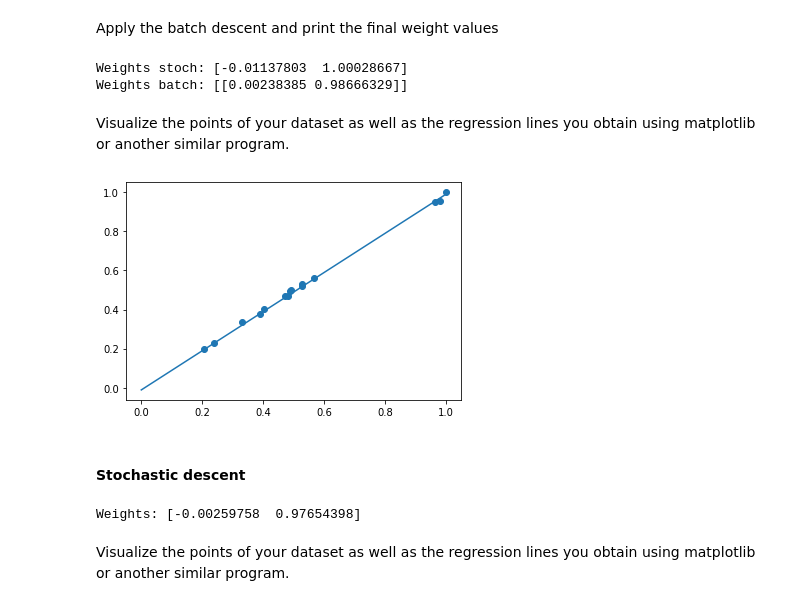
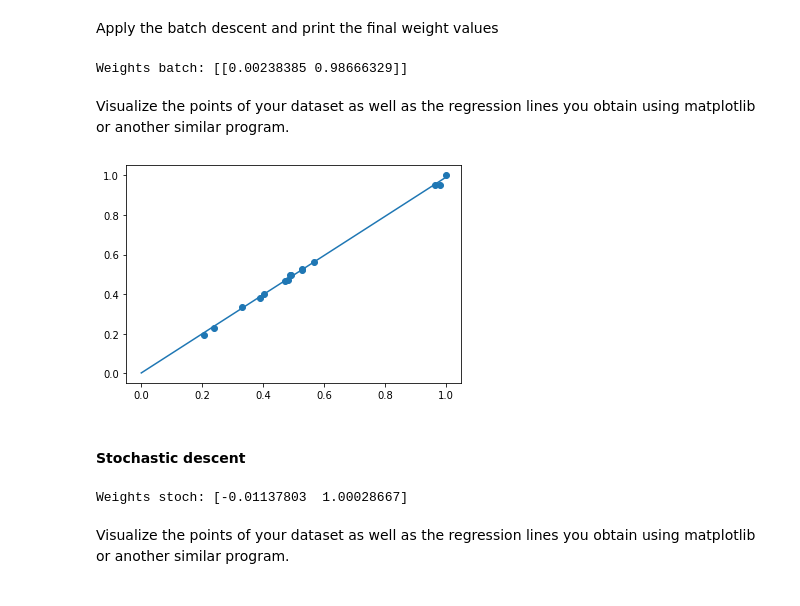
Before and after one commit to ALangerbeck/EDAP01_Artificial_Intellegence, a Jupyter notebook: Assignment_2/notebook/ai_lab_perceptron_students.ipynb, the cells around one changed output. Drawn from its saved outputs; the diff is of its cells as text; code cells hidden in the pictures.

```diff
--- a/Assignment_2/notebook/ai_lab_perceptron_students.ipynb
+++ b/Assignment_2/notebook/ai_lab_perceptron_students.ipynb
@@ -166,41 +166,31 @@ Apply the batch descent and print the final weight values
 # %%
 # Write your code here
 alpha = 1
-w1 = np.array([0,0])
-w1 = fit_stoch(X_scaled, Y_scaled, alpha, w1)
-
-w2 = np.zeros((1,2))
-w2 = fit_batch(X_scaled, Y_scaled, alpha, w2)
-w = w1
-print("Weights stoch: {0}".format(w1))
+w_batch = np.zeros((1,2))
+w_batch = fit_batch(X_scaled, Y_scaled, alpha, w2)
 print("Weights batch: {0}".format(w2))
 # %% [output]
-Weights stoch: [-0.01137803  1.00028667]
 Weights batch: [[0.00238385 0.98666329]]
 # %% [markdown]
 Visualize the points of your dataset as well as the regression lines you obtain using matplotlib or another similar program.
 # %%
 # Write your code here
 plt.scatter(X_scaled,Y_scaled)
 x_values = np.linspace(0,1,100)
-y_values = w[1]*x_values + w[0]
+y_values = w_batch[0][1]*x_values + w_batch[0][0]
 plt.plot(x_values,y_values)
 plt.show()
 # %% [output]
-[figure, old version]
+[figure, new version]
 # %% [markdown]
 #### Stochastic descent
 # %%
-# Write your code here
 alpha = 1
-ones = np.ones((15,1))
-y_input = np.array([Y_scaled]).T
-x_input = np.column_stack((ones, X_scaled))
 w_stoch = np.array([0,0])
-w_stoch = fit_stoch(x_input, y_input, alpha, w_stoch)
-print("Weights: {0}".format(w_stoch))
+w_stoch = fit_stoch(X_scaled, Y_scaled, alpha, w1)
+print("Weights stoch: {0}".format(w1))
 # %% [output]
-Weights: [-0.00259758  0.97654398]
+Weights stoch: [-0.01137803  1.00028667]
 # %% [markdown]
 Visualize the points of your dataset as well as the regression lines you obtain using matplotlib or another similar program.
 # %%
```
Also changed, not shown: parts of 19 cells of this notebook, 2 other files.
